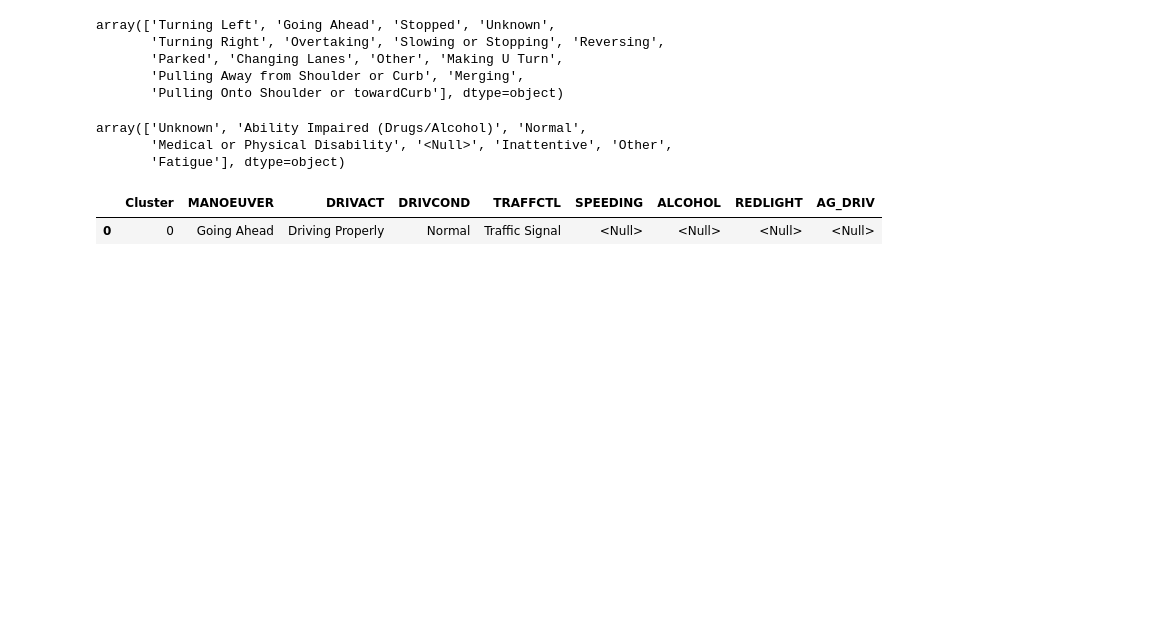
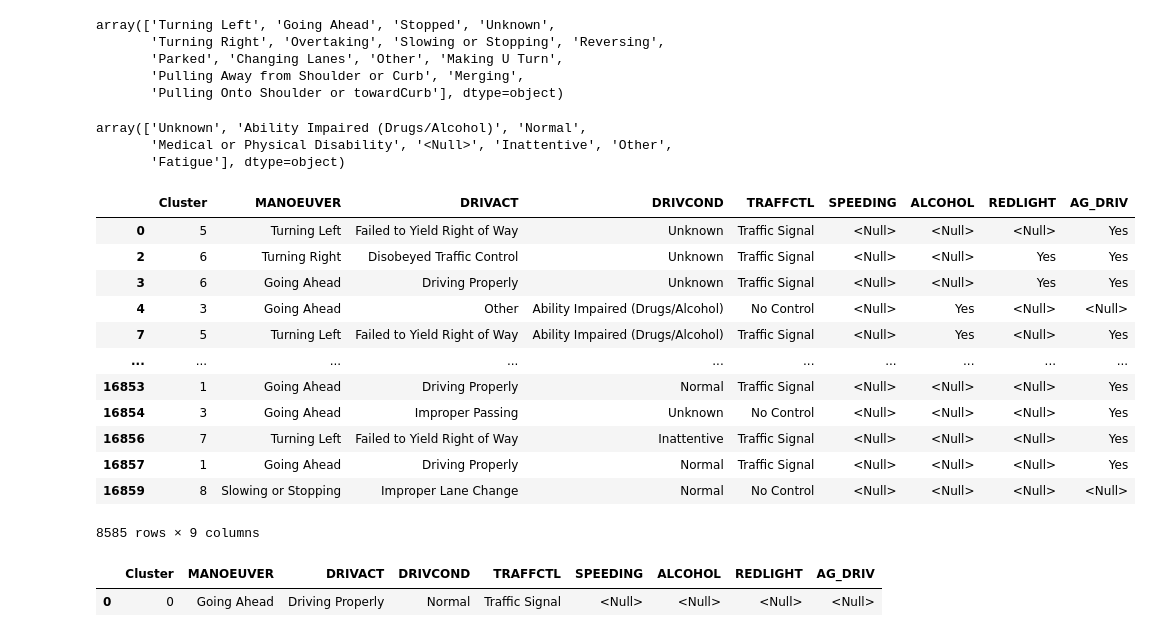
Before and after one commit to Vincent-Kwan/Safe-Roads-Competition, a Jupyter notebook: clustering Driver-Pedestrain.ipynb, the cells around one changed output. Cells and saved outputs as stored; diff of their text form; code cells hidden in the pictures; blank space fills up the shorter version.

```diff
--- a/clustering Driver-Pedestrain.ipynb
+++ b/clustering Driver-Pedestrain.ipynb
@@ -14,7 +12,7 @@ from sklearn.cluster import KMeans
 from pandas.plotting import parallel_coordinates
 from kmodes.kmodes import KModes
 # %%
-ksi_df = pd.read_csv('KSI.csv')
+ksi_df = pd.read_csv('Data\KSI.csv')
 # %%
 pd.set_option('max_columns', None)
 # %%
@@ -35,4 +33,4 @@ df['INVTYPE'].str.contains('Driver')
 6068    True
 Name: INVTYPE, Length: 994, dtype: bool
 # %%
-df = df[df['INVTYPE'].str.contains('Driver')]
+df = ksi_df[ksi_df['INVTYPE'].str.contains('Driver')]
@@ -56,2 +37,2 @@ def tc(x):
 # %%
-df['TRAFFCTL'] = df['TRAFFCTL'].apply(tc)
+df['TRAFFCTL'] = df['TRAFFCTL'].apply(util.tc)
@@ -58,3 +45,3 @@ df['TRAFFCTL'] = df['TRAFFCTL'].apply(tc)
 # %%
-df['DRIVACT'] = df['DRIVACT'].apply(actc)
-df['DRIVCOND'] = df['DRIVCOND'].apply(condc)
+df['DRIVACT'] = df['DRIVACT'].apply(util.actc)
+df['DRIVCOND'] = df['DRIVCOND'].apply(util.condc)
@@ -114,3 +112,19 @@ kmode = KModes(n_clusters= 10, init = "random", n_init = 5, verbose=0, random_st
 clusters = kmode.fit_predict(cluster_cols)
 # %%
 cluster_cols.insert(0, "Cluster", clusters, True)
+# %%
+cluster_cols
+# %% [output]
+|  | Cluster | MANOEUVER | DRIVACT | DRIVCOND | TRAFFCTL | SPEEDING | ALCOHOL | REDLIGHT | AG_DRIV |
+| 0 | 5 | Turning Left | Failed to Yield Right of Way | Unknown | Traffic Signal | <Null> | <Null> | <Null> | Yes |
+| 2 | 6 | Turning Right | Disobeyed Traffic Control | Unknown | Traffic Signal | <Null> | <Null> | Yes | Yes |
+| 3 | 6 | Going Ahead | Driving Properly | Unknown | Traffic Signal | <Null> | <Null> | Yes | Yes |
+| 4 | 3 | Going Ahead | Other | Ability Impaired (Drugs/Alcohol) | No Control | <Null> | Yes | <Null> | <Null> |
+| 7 | 5 | Turning Left | Failed to Yield Right of Way | Ability Impaired (Drugs/Alcohol) | Traffic Signal | <Null> | Yes | <Null> | Yes |
+| ... | ... | ... | ... | ... | ... | ... | ... | ... | ... |
+| 16853 | 1 | Going Ahead | Driving Properly | Normal | Traffic Signal | <Null> | <Null> | <Null> | Yes |
+| 16854 | 3 | Going Ahead | Improper Passing | Unknown | No Control | <Null> | <Null> | <Null> | Yes |
+| 16856 | 7 | Turning Left | Failed to Yield Right of Way | Inattentive | Traffic Signal | <Null> | <Null> | <Null> | Yes |
+| 16857 | 1 | Going Ahead | Driving Properly | Normal | Traffic Signal | <Null> | <Null> | <Null> | Yes |
+| 16859 | 8 | Slowing or Stopping | Improper Lane Change | Normal | No Control | <Null> | <Null> | <Null> | <Null> |
+8585 rows × 9 columns
```
Also changed, not shown: parts of 7 cells of this notebook, 7 other files.
